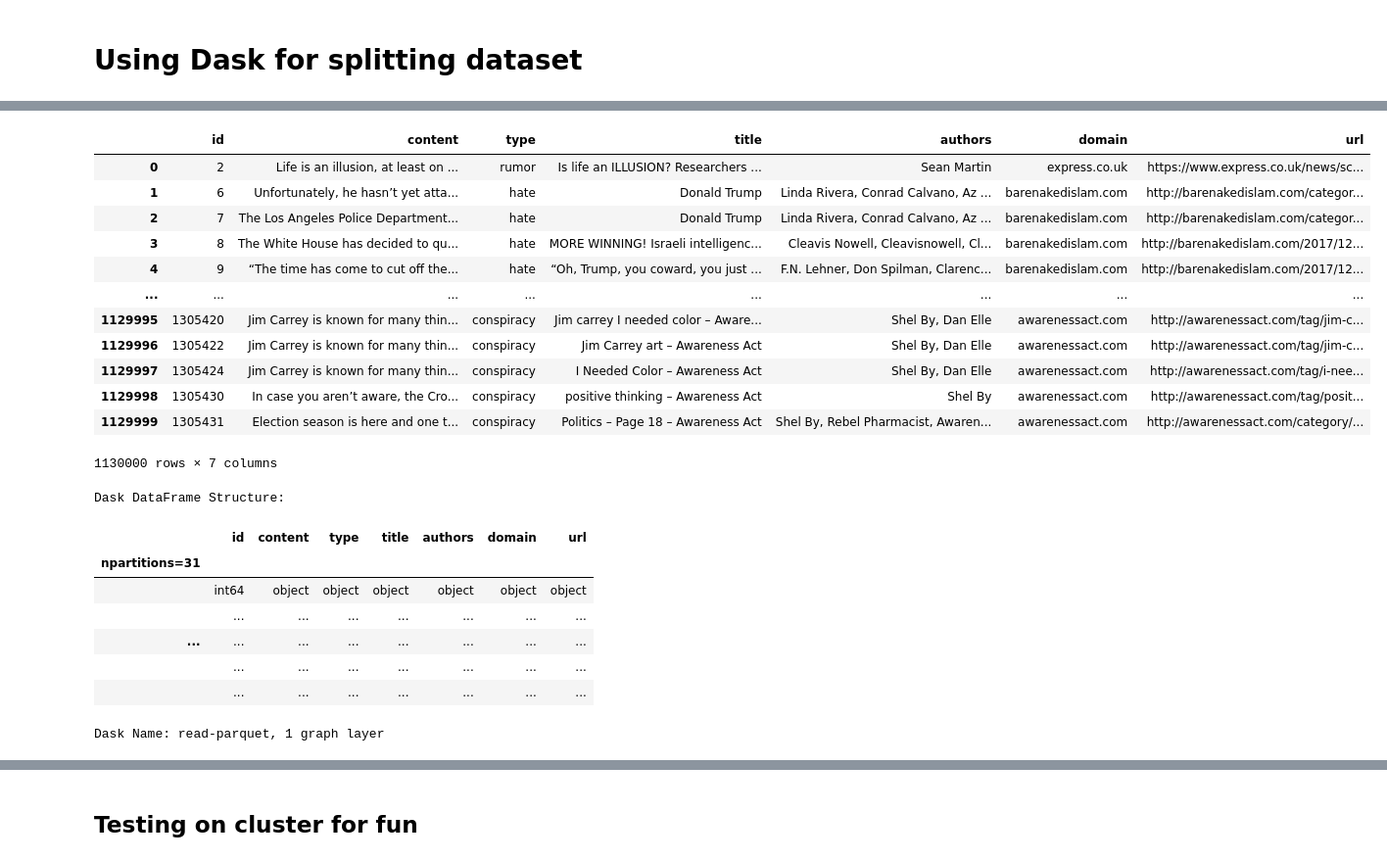
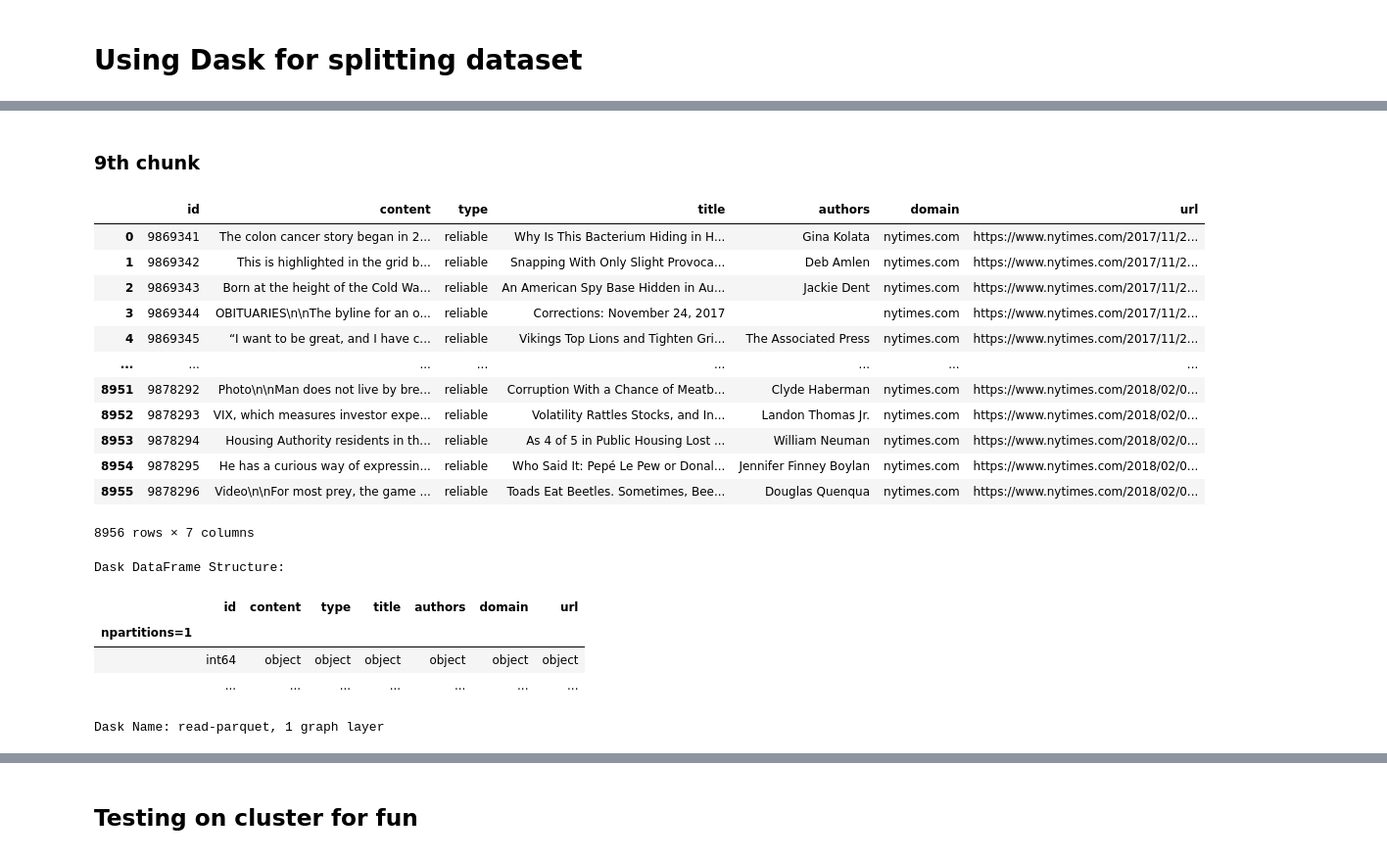
Before and after one commit to KristianDamPedersen/fakenewsproject, a Jupyter notebook: test_val_train_split.ipynb, the cells around one changed output, grey strips where cells are left out. Shown at 98% size. Saved outputs shown, nothing was run; the diff lists cells and outputs as text; code cells hidden in the pictures.

Commit message:
See notebook on how to load in dataframes in Dask

```diff
--- a/test_val_train_split.ipynb
+++ b/test_val_train_split.ipynb
@@ -20,20 +25,22 @@ files
+# %% [markdown]
+### 9th chunk
 # %%
 # First chunk
-df = pd.read_parquet('data/' + files[0])
+df = pd.read_parquet('data/' + files[8])
 df
 # %% [output]
 |  | id | content | type | title | authors | domain | url |
-| 0 | 2 | Life is an illusion, at least on ... | rumor | Is life an ILLUSION? Researchers ... | Sean Martin | express.co.uk | https://www.express.co.uk/news/sc... |
-| 1 | 6 | Unfortunately, he hasn’t yet atta... | hate | Donald Trump | Linda Rivera, Conrad Calvano, Az ... | barenakedislam.com | http://barenakedislam.com/categor... |
-| 2 | 7 | The Los Angeles Police Department... | hate | Donald Trump | Linda Rivera, Conrad Calvano, Az ... | barenakedislam.com | http://barenakedislam.com/categor... |
-| 3 | 8 | The White House has decided to qu... | hate | MORE WINNING! Israeli intelligenc... | Cleavis Nowell, Cleavisnowell, Cl... | barenakedislam.com | http://barenakedislam.com/2017/12... |
-| 4 | 9 | “The time has come to cut off the... | hate | “Oh, Trump, you coward, you just ... | F.N. Lehner, Don Spilman, Clarenc... | barenakedislam.com | http://barenakedislam.com/2017/12... |
+| 0 | 9869341 | The colon cancer story began in 2... | reliable | Why Is This Bacterium Hiding in H... | Gina Kolata | nytimes.com | https://www.nytimes.com/2017/11/2... |
+| 1 | 9869342 | This is highlighted in the grid b... | reliable | Snapping With Only Slight Provoca... | Deb Amlen | nytimes.com | https://www.nytimes.com/2017/11/2... |
+| 2 | 9869343 | Born at the height of the Cold Wa... | reliable | An American Spy Base Hidden in Au... | Jackie Dent | nytimes.com | https://www.nytimes.com/2017/11/2... |
+| 3 | 9869344 | OBITUARIES\n\nThe byline for an o... | reliable | Corrections: November 24, 2017 |  | nytimes.com | https://www.nytimes.com/2017/11/2... |
+| 4 | 9869345 | “I want to be great, and I have c... | reliable | Vikings Top Lions and Tighten Gri... | The Associated Press | nytimes.com | https://www.nytimes.com/2017/11/2... |
 | ... | ... | ... | ... | ... | ... | ... | ... |
-| 1129995 | 1305420 | Jim Carrey is known for many thin... | conspiracy | Jim carrey I needed color – Aware... | Shel By, Dan Elle | awarenessact.com | http://awarenessact.com/tag/jim-c... |
-| 1129996 | 1305422 | Jim Carrey is known for many thin... | conspiracy | Jim Carrey art – Awareness Act | Shel By, Dan Elle | awarenessact.com | http://awarenessact.com/tag/jim-c... |
-| 1129997 | 1305424 | Jim Carrey is known for many thin... | conspiracy | I Needed Color – Awareness Act | Shel By, Dan Elle | awarenessact.com | http://awarenessact.com/tag/i-nee... |
-| 1129998 | 1305430 | In case you aren’t aware, the Cro... | conspiracy | positive thinking – Awareness Act | Shel By | awarenessact.com | http://awarenessact.com/tag/posit... |
-| 1129999 | 1305431 | Election season is here and one t... | conspiracy | Politics – Page 18 – Awareness Act | Shel By, Rebel Pharmacist, Awaren... | awarenessact.com | http://awarenessact.com/category/... |
+| 8951 | 9878292 | Photo\n\nMan does not live by bre... | reliable | Corruption With a Chance of Meatb... | Clyde Haberman | nytimes.com | https://www.nytimes.com/2018/02/0... |
+| 8952 | 9878293 | VIX, which measures investor expe... | reliable | Volatility Rattles Stocks, and In... | Landon Thomas Jr. | nytimes.com | https://www.nytimes.com/2018/02/0... |
+| 8953 | 9878294 | Housing Authority residents in th... | reliable | As 4 of 5 in Public Housing Lost ... | William Neuman | nytimes.com | https://www.nytimes.com/2018/02/0... |
+| 8954 | 9878295 | He has a curious way of expressin... | reliable | Who Said It: Pepé Le Pew or Donal... | Jennifer Finney Boylan | nytimes.com | https://www.nytimes.com/2018/02/0... |
+| 8955 | 9878296 | Video\n\nFor most prey, the game ... | reliable | Toads Eat Beetles. Sometimes, Bee... | Douglas Quenqua | nytimes.com | https://www.nytimes.com/2018/02/0... |
-1130000 rows × 7 columns
+8956 rows × 7 columns
 # %%
 # Saves the dataframe as a parquet file. Remember to specify the row_group_size
@@ -41,16 +48,13 @@ df.to_parquet('data/chunk_114_processed.parquet', row_group_size=10000)
 # %%
 # Reads the parquet file. We can now use the dask dataframe to avoid loading the entire file into memory
-ddf = dd.read_parquet('data/chunk_114_processed.parquet')
+ddf = dd.read_parquet('data/c9.parquet')
 ddf
 # %% [output]
 Dask DataFrame Structure:
 |  | id | content | type | title | authors | domain | url |
-| npartitions=31 |  |  |  |  |  |  |  |
+| npartitions=1 |  |  |  |  |  |  |  |
 |  | int64 | object | object | object | object | object | object |
 |  | ... | ... | ... | ... | ... | ... | ... |
-| ... | ... | ... | ... | ... | ... | ... | ... |
-|  | ... | ... | ... | ... | ... | ... | ... |
-|  | ... | ... | ... | ... | ... | ... | ... |
 Dask Name: read-parquet, 1 graph layer
 # %%
 # Loading only 1 partition
```
Also changed, not shown: parts of 4 cells of this notebook, 2 other files.
